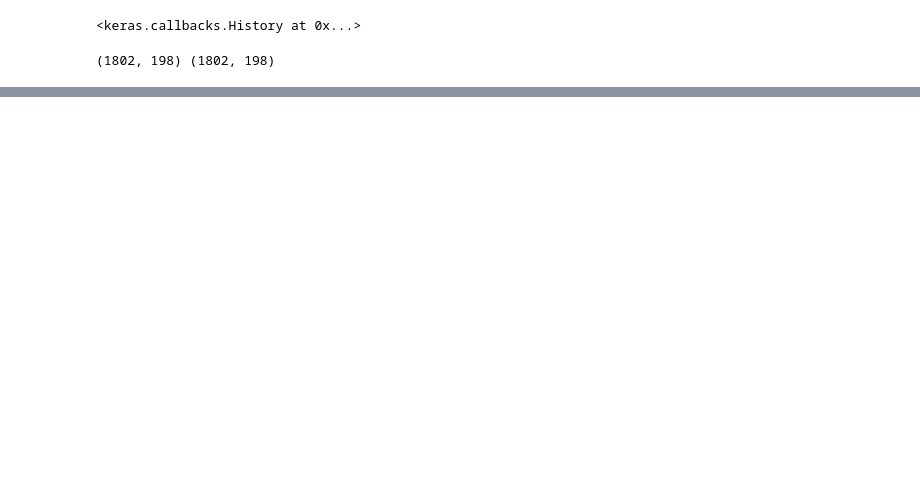
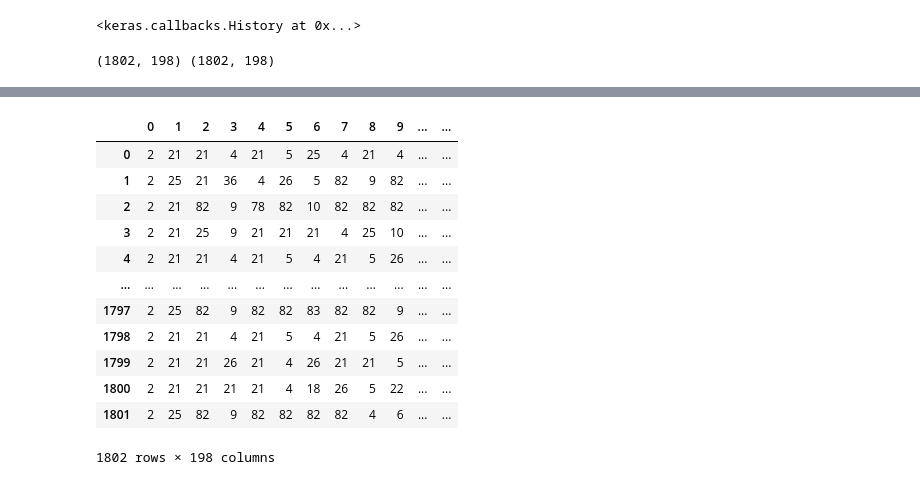
Before and after one commit to costasmexis/metabolic-pathways, a Jupyter notebook: retrosynthesis/transformer.ipynb, the cells around one changed output, grey strips where cells are left out. Drawn from its saved outputs; the diff is of its cells as text; code cells hidden in the pictures; blank space fills up the shorter version.

```diff
--- a/retrosynthesis/transformer.ipynb
+++ b/retrosynthesis/transformer.ipynb
@@ -295,0 +327,16 @@ Detected at node 'sparse_categorical_crossentropy/SparseSoftmaxCrossEntropyWithL
+# %%
+pd.DataFrame(testY)
+# %% [output]
+|  | 0 | 1 | 2 | 3 | 4 | 5 | 6 | 7 | 8 | 9 | ... | ... |
+| 0 | 2 | 21 | 21 | 4 | 21 | 5 | 25 | 4 | 21 | 4 | ... | ... |
+| 1 | 2 | 25 | 21 | 36 | 4 | 26 | 5 | 82 | 9 | 82 | ... | ... |
+| 2 | 2 | 21 | 82 | 9 | 78 | 82 | 10 | 82 | 82 | 82 | ... | ... |
+| 3 | 2 | 21 | 25 | 9 | 21 | 21 | 21 | 4 | 25 | 10 | ... | ... |
+| 4 | 2 | 21 | 21 | 4 | 21 | 5 | 4 | 21 | 5 | 26 | ... | ... |
+| ... | ... | ... | ... | ... | ... | ... | ... | ... | ... | ... | ... | ... |
+| 1797 | 2 | 25 | 82 | 9 | 82 | 82 | 83 | 82 | 82 | 9 | ... | ... |
+| 1798 | 2 | 21 | 21 | 4 | 21 | 5 | 4 | 21 | 5 | 26 | ... | ... |
+| 1799 | 2 | 21 | 21 | 26 | 21 | 4 | 26 | 21 | 21 | 5 | ... | ... |
+| 1800 | 2 | 21 | 21 | 21 | 21 | 4 | 18 | 26 | 5 | 22 | ... | ... |
+| 1801 | 2 | 25 | 82 | 9 | 82 | 82 | 82 | 82 | 4 | 6 | ... | ... |
+1802 rows × 198 columns
```
Also changed, not shown: parts of 8 cells of this notebook, 1 other file.
